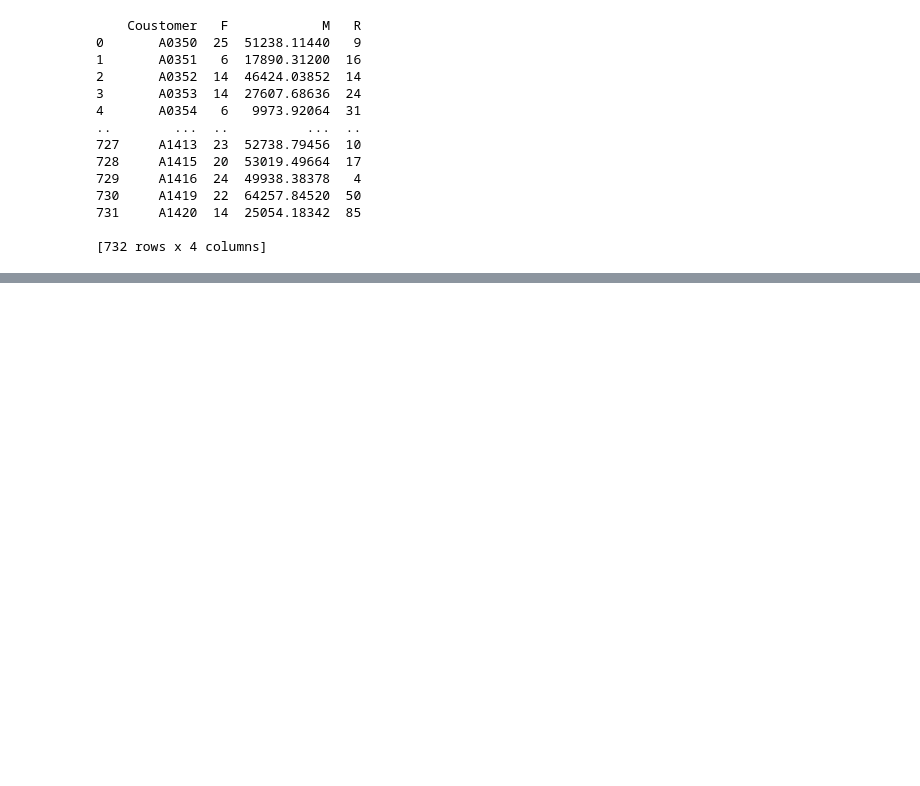
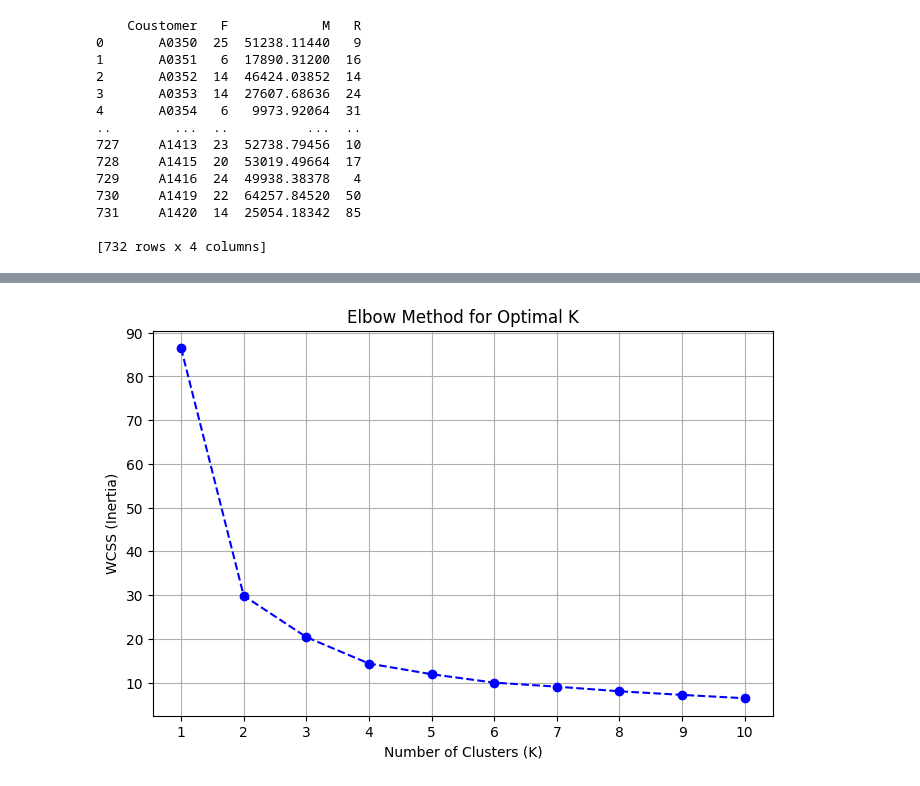
Before and after one commit to Ryanweiii/RFM-Analysis, a Jupyter notebook: rfm123.ipynb, the cells around one changed output, grey strips where cells are left out. Cells and saved outputs as stored; diff of their text form; code cells hidden in the pictures; blank space fills up the shorter version.

```diff
--- a/rfm123.ipynb
+++ b/rfm123.ipynb
@@ -73,3 +75,7 @@ print(result_df)
 731     A1420  14  25054.18342  85
 
 [732 rows x 4 columns]
+# %%
+import pandas as pd
+rfm_data = pd.read_csv('/content/RFM_DATA.csv')
+display(rfm_data.head())
@@ -75,0 +89,14 @@ print(result_df)
+# %%
+from sklearn.preprocessing import MinMaxScaler
+
+# 複製一份資料以進行正規化
+nrfm = rfm_data.copy()
+
+# 宣告 MinMaxScaler
+scaler = MinMaxScaler()
+
+# 對 F, M, R 欄位進行正規化處理
+nrfm[['F', 'M', 'R']] = scaler.fit_transform(nrfm[['F', 'M', 'R']])
+
+# 顯示正規化後的結果
+display(nrfm.head())
@@ -75,0 +110,26 @@ print(result_df)
+# %%
+from sklearn.cluster import KMeans
+import matplotlib.pyplot as plt
+
+# 提取特徵欄位 (F, M, R) 進行 K-means 評估
+X = nrfm[['F', 'M', 'R']]
+
+wcss = []
+k_range = range(1, 11)
+
+for k in k_range:
+    kmeans = KMeans(n_clusters=k, random_state=42, n_init='auto')
+    kmeans.fit(X)
+    wcss.append(kmeans.inertia_)
+
+# 繪製手肘法圖表 (Elbow Chart)
+plt.figure(figsize=(8, 5))
+plt.plot(k_range, wcss, marker='o', linestyle='--', color='b')
+plt.title('Elbow Method for Optimal K')
+plt.xlabel('Number of Clusters (K)')
+plt.ylabel('WCSS (Inertia)')
+plt.xticks(k_range)
+plt.grid(True)
+plt.show()
+# %% [output]
+[figure, added]
```
Also changed, not shown: parts of 9 cells of this notebook.
